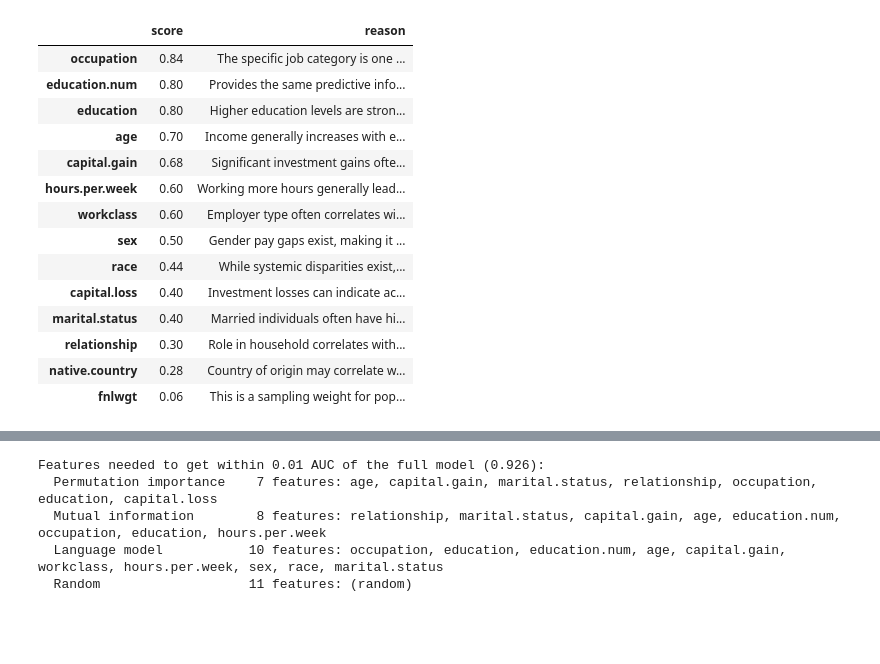
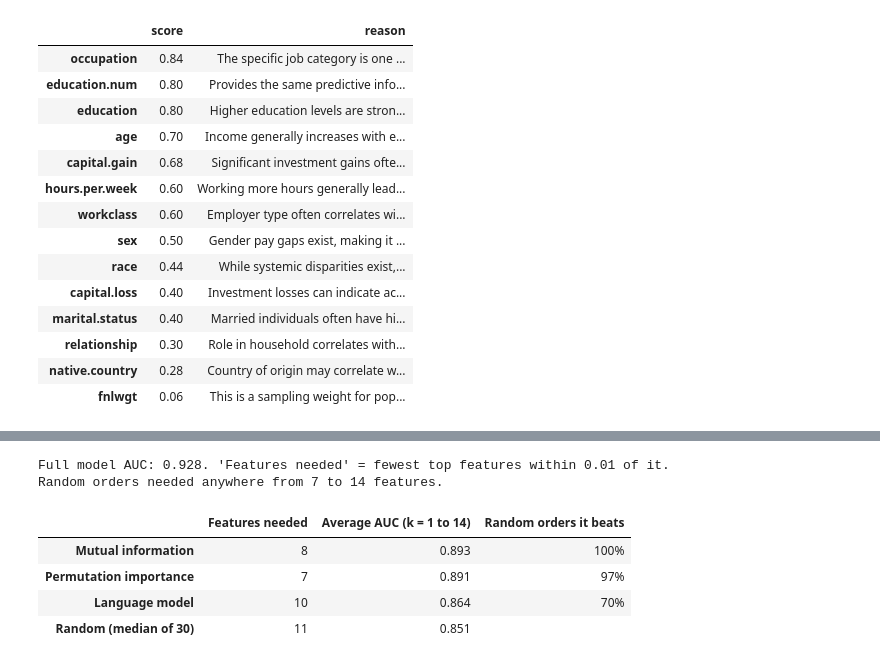
Before and after one commit to towardsuffering/rotunno.io, a Jupyter notebook: src/data/blog/en/llm-feature-selection/llm_feature_selection.ipynb, the cells around one changed output, grey strips where cells are left out. Cells and saved outputs as stored; diff of their text form; code cells hidden in the pictures; blank space fills up the shorter version.

```diff
--- a/src/data/blog/en/llm-feature-selection/llm_feature_selection.ipynb
+++ b/src/data/blog/en/llm-feature-selection/llm_feature_selection.ipynb
@@ -472,15 +500,32 @@ curve_df.round(3).T
 # %%
-target = curve_df.iloc[-1, 0] - 0.01
-needed = {m: int(curve_df.index[curve_df[m] >= target][0]) for m in curve_df.columns}
-print(f"Features needed to get within 0.01 AUC of the full model ({curve_df.iloc[-1, 0]:.3f}):")
-for method, k in sorted(needed.items(), key=lambda kv: kv[1]):
-    print(f"  {method:<24} {k:>2} features: {', '.join(orders[method][:k]) if method in orders else '(random)'}")
+# two ways to score a whole curve: how few features reach near-full accuracy, and the average AUC across every k
+target = full_auc - 0.01
+
+
+def needed(curve):
+    return int(np.argmax(np.asarray(curve) >= target)) + 1
+
+
+random_needed = np.array([needed(c) for c in random_curves])
+random_avg = random_curves.mean(axis=1)
+
+scoreboard = pd.DataFrame({
+    "Features needed": {m: needed(curve_df[m]) for m in methods},
+    "Average AUC (k = 1 to 14)": curve_df[methods].mean().round(3),
+    "Random orders it beats": {m: f"{(random_avg < curve_df[m].mean()).mean():.0%}" for m in methods},
+})
+scoreboard.loc[f"Random (median of {N_RANDOM})"] = [int(np.median(random_needed)), round(float(np.median(random_avg)), 3), ""]
+print(f"Full model AUC: {full_auc:.3f}. 'Features needed' = fewest top features within 0.01 of it.")
+print(f"Random orders needed anywhere from {random_needed.min()} to {random_needed.max()} features.")
+scoreboard
 # %% [output]
-Features needed to get within 0.01 AUC of the full model (0.926):
-  Permutation importance    7 features: age, capital.gain, marital.status, relationship, occupation, education, capital.loss
-  Mutual information        8 features: relationship, marital.status, capital.gain, age, education.num, occupation, education, hours.per.week
-  Language model           10 features: occupation, education, education.num, age, capital.gain, workclass, hours.per.week, sex, race, marital.status
-  Random                   11 features: (random)
+Full model AUC: 0.928. 'Features needed' = fewest top features within 0.01 of it.
+Random orders needed anywhere from 7 to 14 features.
+|  | Features needed | Average AUC (k = 1 to 14) | Random orders it beats |
+| Mutual information | 8 | 0.893 | 100% |
+| Permutation importance | 7 | 0.891 | 97% |
+| Language model | 10 | 0.864 | 70% |
+| Random (median of 30) | 11 | 0.851 |  |
 # %% [markdown]
 ## 8. Takeaways
 
```
Also changed, not shown: parts of 12 cells of this notebook, 6 other files.
